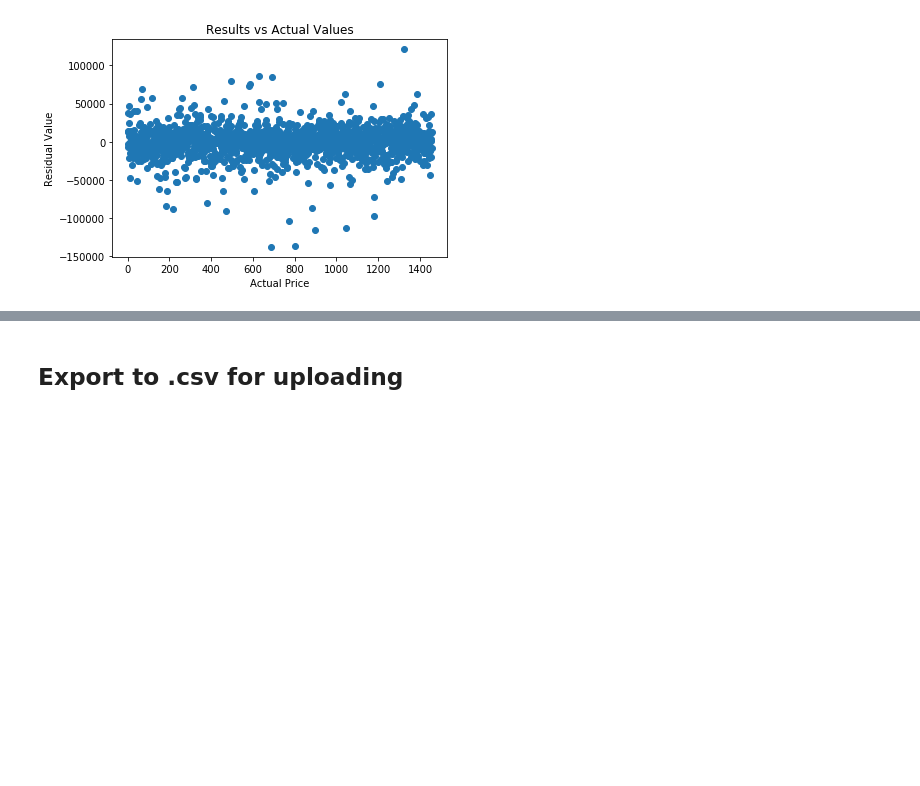
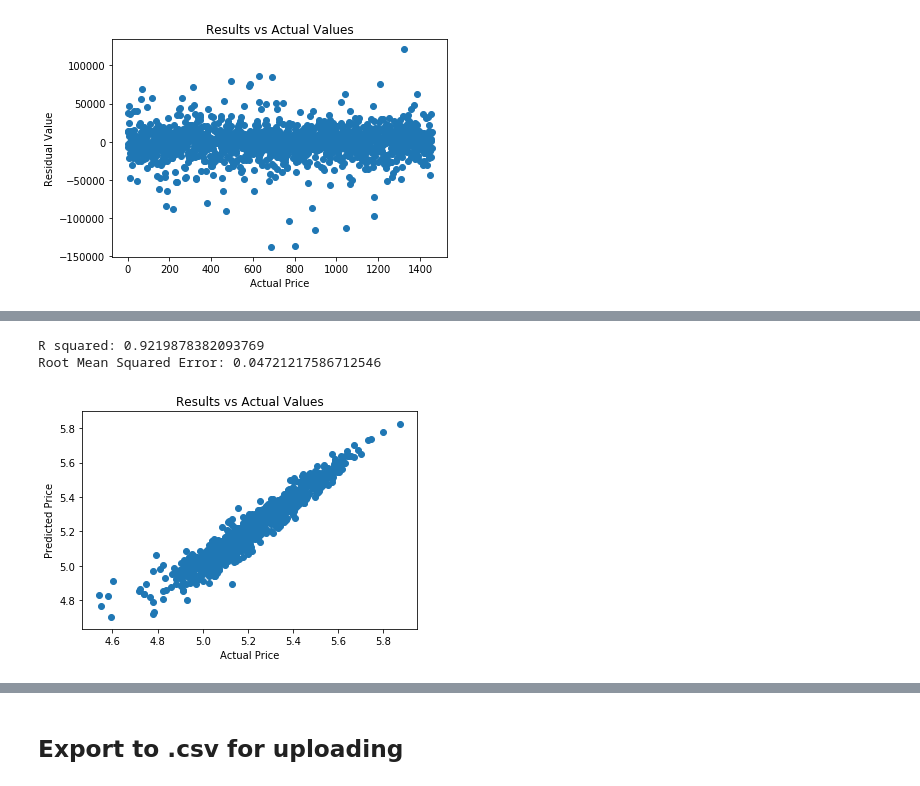
Before and after one commit to bhalbur/AmesData, a Jupyter notebook: Remove_Large_Residuals.ipynb, the cells around one changed output, grey strips where cells are left out. Cells and saved outputs as stored; diff of their text form; code cells hidden in the pictures; blank space fills up the shorter version.

```diff
--- a/Remove_Large_Residuals.ipynb
+++ b/Remove_Large_Residuals.ipynb
@@ -67,0 +111,14 @@ NameError: name 'pd' is not defined
+# %%
+yhat_linreg = linreg.predict(train)
+y = trimprices
+plt.scatter(y, yhat_linreg)
+plt.xlabel('Actual Price')
+plt.ylabel('Predicted Price')
+plt.title('Results vs Actual Values')
+print("R squared:",linreg.score(train, y, sample_weight=None))
+RMSE = math.sqrt(mean_squared_error(y, yhat))
+print("Root Mean Squared Error:",RMSE)
+# %% [output]
+R squared: 0.9219878382093769
+Root Mean Squared Error: 0.04721217586712546
+[figure, added]
```
Also changed, not shown: parts of 13 cells of this notebook, 6 other files.
